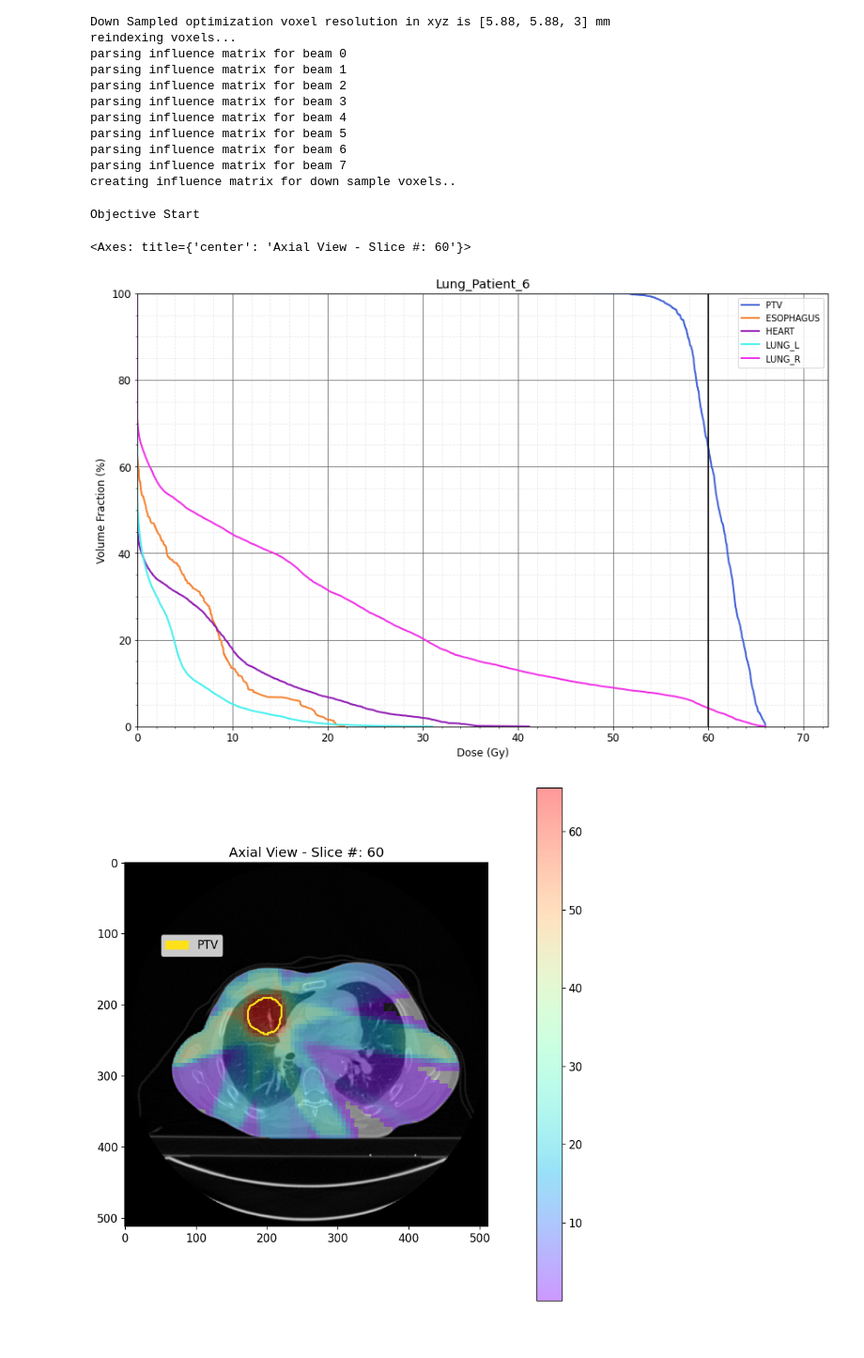
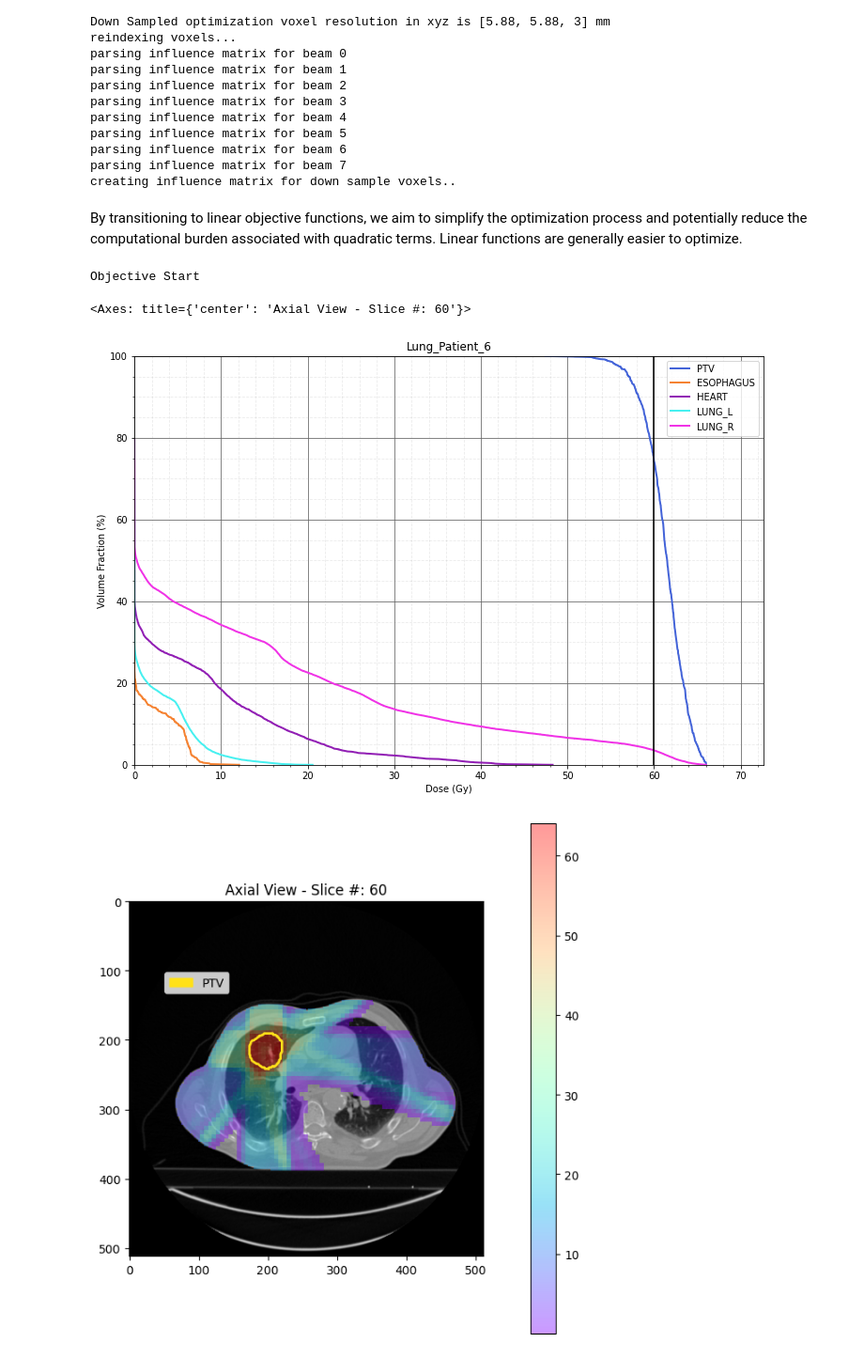
Before and after one commit to PortPy-Project/PortPy, a Jupyter notebook: examples/benchmark_algorithms/vmat_optimization.ipynb, the cells around one changed output. Shown at 94% size. Cells and saved outputs as stored; diff of their text form; code cells hidden in the pictures; blank space fills up the shorter version.

```diff
--- a/examples/benchmark_algorithms/vmat_optimization.ipynb
+++ b/examples/benchmark_algorithms/vmat_optimization.ipynb
@@ -48,8 +48,8 @@ data.patient_id = 'Lung_Patient_6'
 # Load ct, structure set, beams for the above patient using CT, Structures, and Beams classes
 ct = pp.CT(data)
 structs = pp.Structures(data)
-# generating VMAT plan using all the control points is computationally expensive. We select only 8 equidistant beams to create the benchamrk VMAT plan.
-beam_ids = list(np.arange(0,72,10))
+# generating VMAT plan using all the control points is computationally expensive. We select only 7 beams to create the benchamrk VMAT plan.
+beam_ids = list(np.arange(0, 72, 11))
 beams = pp.Beams(data, beam_ids=beam_ids)
 
 # Pick a protocol
@@ -66,7 +66,7 @@ inf_matrix = pp.InfluenceMatrix(ct=ct, structs=structs, beams=beams)
 # create a down-sampled influence matrix
 voxel_down_sample_factors = [6, 6, 1]
 opt_vox_xyz_res_mm = [ct_res * factor for ct_res, factor in zip(ct.get_ct_res_xyz_mm(), voxel_down_sample_factors)]
-beamlet_down_sample_factor = 8
+beamlet_down_sample_factor = 6
 new_beamlet_width_mm = beams.get_finest_beamlet_width() * beamlet_down_sample_factor
 new_beamlet_height_mm = beams.get_finest_beamlet_height() * beamlet_down_sample_factor
 
@@ -100,6 +100,8 @@ parsing influence matrix for beam 5
 parsing influence matrix for beam 6
 parsing influence matrix for beam 7
 creating influence matrix for down sample voxels..
+# %% [markdown]
+By transitioning to linear objective functions, we aim to simplify the optimization process and potentially reduce the computational burden associated with quadratic terms. Linear functions are generally easier to optimize.
 # %%
 # create optimization problem
 opt = pp.Optimization(my_plan, opt_params=opt_params)
@@ -206,11 +208,11 @@ sol['right_leaf_pos'] = rbi.value
 # %%
 # plot dvh for the structures in the given list. Default dose_1d is in Gy and volume is in relative scale(%).
 struct_names = ['PTV', 'ESOPHAGUS', 'HEART','LUNG_L','LUNG_R']
-pp.Visualization.plot_dvh(my_plan, sol=sol, struct_names=struct_names, title=patient_id)
+pp.Visualization.plot_dvh(my_plan, sol=sol, struct_names=struct_names, title=data.patient_id)
 
 # plot 2d axial slice for the given solution and display the structures contours on the slice
 pp.Visualization.plot_2d_slice(my_plan=my_plan, sol=sol, slice_num=60, struct_names=['PTV'])
 # %% [output]
 <Axes: title={'center': 'Axial View - Slice #: 60'}>
-[figure, old version]
+[figure, new version]
-[figure, old version]
+[figure, new version]
```
Also changed, not shown: parts of 1 cell of this notebook, 9 other files.
